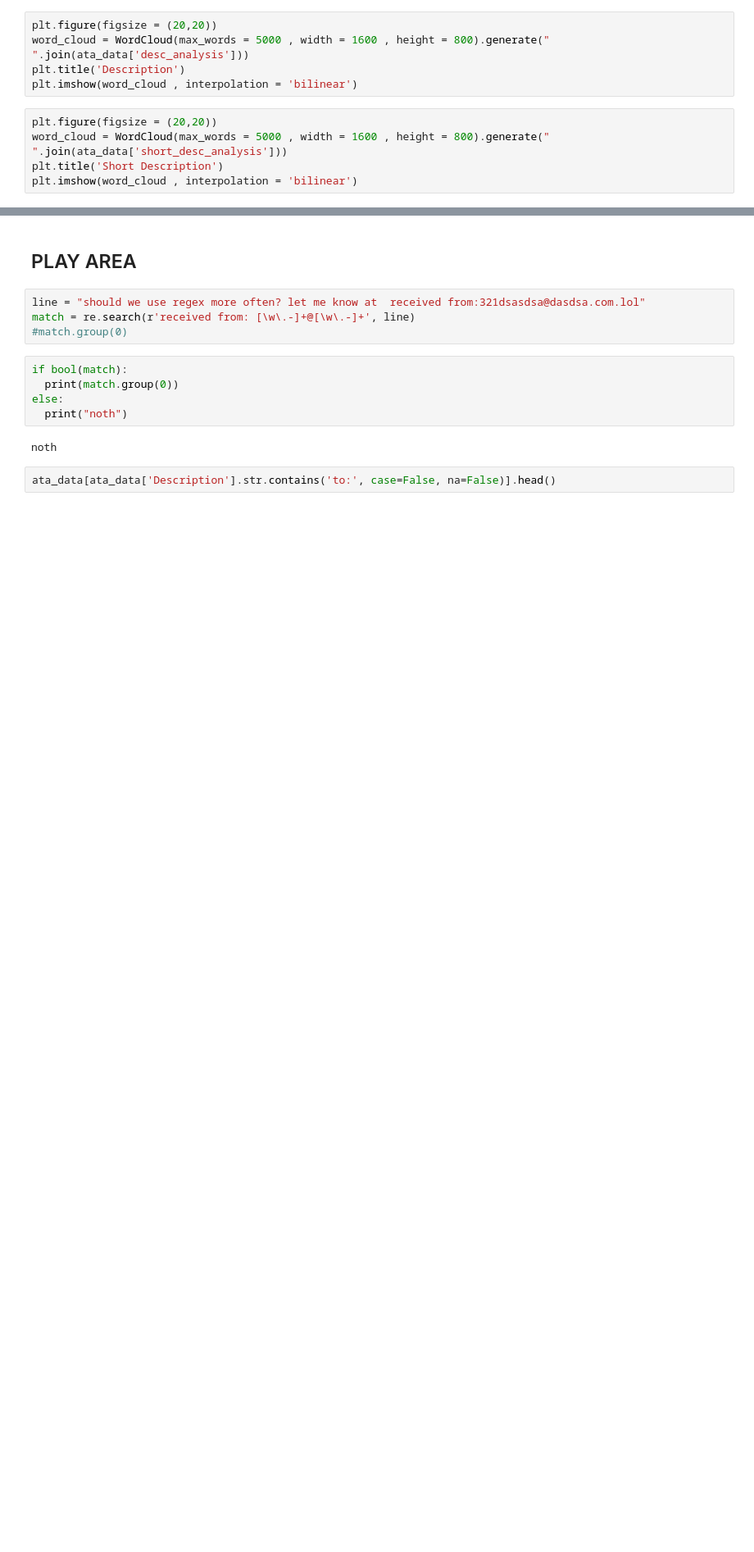
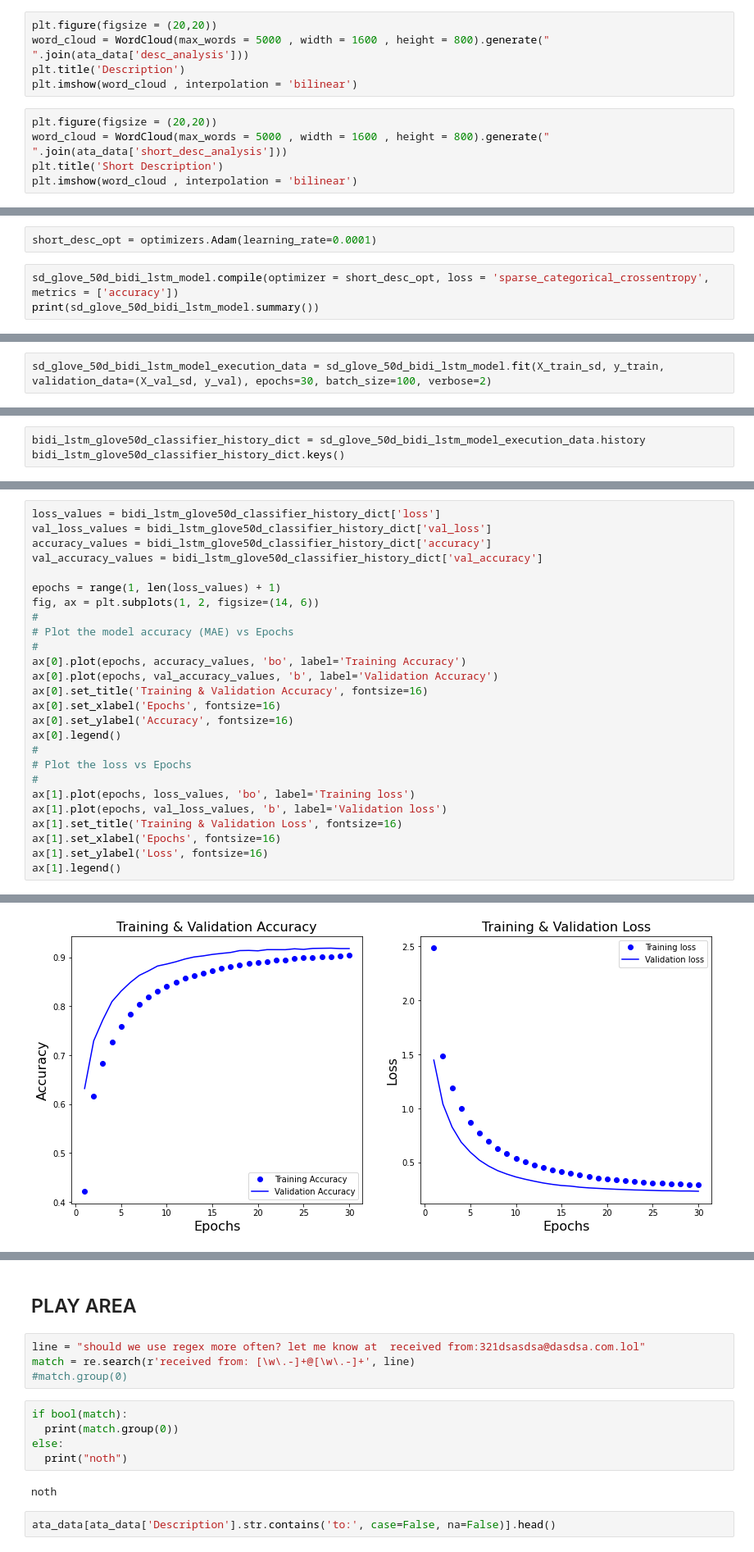
Before and after one commit to prasadpn/Ticket-Assignment, a Jupyter notebook: PP_AutomaticTicketAssignment.ipynb, the cells around one changed output, grey strips where cells are left out. Shown: that part at 82% size. Cells and saved outputs as stored; diff of their text form; blank space fills up the shorter version.

```diff
--- a/PP_AutomaticTicketAssignment.ipynb
+++ b/PP_AutomaticTicketAssignment.ipynb
@@ -712,0 +1092,5 @@ for grp in list(ata_data['Assignment group'].unique()):
+# %%
+short_desc_opt = optimizers.Adam(learning_rate=0.0001)
+# %%
+sd_glove_50d_bidi_lstm_model.compile(optimizer = short_desc_opt, loss = 'sparse_categorical_crossentropy', metrics = ['accuracy'])
+print(sd_glove_50d_bidi_lstm_model.summary())
@@ -712,0 +1115,2 @@ for grp in list(ata_data['Assignment group'].unique()):
+# %%
+sd_glove_50d_bidi_lstm_model_execution_data = sd_glove_50d_bidi_lstm_model.fit(X_train_sd, y_train, validation_data=(X_val_sd, y_val), epochs=30, batch_size=100, verbose=2)
@@ -712,0 +1135,3 @@ for grp in list(ata_data['Assignment group'].unique()):
+# %%
+bidi_lstm_glove50d_classifier_history_dict = sd_glove_50d_bidi_lstm_model_execution_data.history
+bidi_lstm_glove50d_classifier_history_dict.keys()
@@ -712,0 +1140,27 @@ for grp in list(ata_data['Assignment group'].unique()):
+# %%
+loss_values = bidi_lstm_glove50d_classifier_history_dict['loss']
+val_loss_values = bidi_lstm_glove50d_classifier_history_dict['val_loss']
+accuracy_values = bidi_lstm_glove50d_classifier_history_dict['accuracy']
+val_accuracy_values = bidi_lstm_glove50d_classifier_history_dict['val_accuracy']
+
+epochs = range(1, len(loss_values) + 1)
+fig, ax = plt.subplots(1, 2, figsize=(14, 6))
+#
+# Plot the model accuracy (MAE) vs Epochs
+#
+ax[0].plot(epochs, accuracy_values, 'bo', label='Training Accuracy')
+ax[0].plot(epochs, val_accuracy_values, 'b', label='Validation Accuracy')
+ax[0].set_title('Training & Validation Accuracy', fontsize=16)
+ax[0].set_xlabel('Epochs', fontsize=16)
+ax[0].set_ylabel('Accuracy', fontsize=16)
+ax[0].legend()
+#
+# Plot the loss vs Epochs
+#
+ax[1].plot(epochs, loss_values, 'bo', label='Training loss')
+ax[1].plot(epochs, val_loss_values, 'b', label='Validation loss')
+ax[1].set_title('Training & Validation Loss', fontsize=16)
+ax[1].set_xlabel('Epochs', fontsize=16)
+ax[1].set_ylabel('Loss', fontsize=16)
+ax[1].legend()
+# %% [output]
@@ -712,0 +1168 @@ for grp in list(ata_data['Assignment group'].unique()):
+[figure, added]
```
Also changed, not shown: parts of 156 cells of this notebook.
